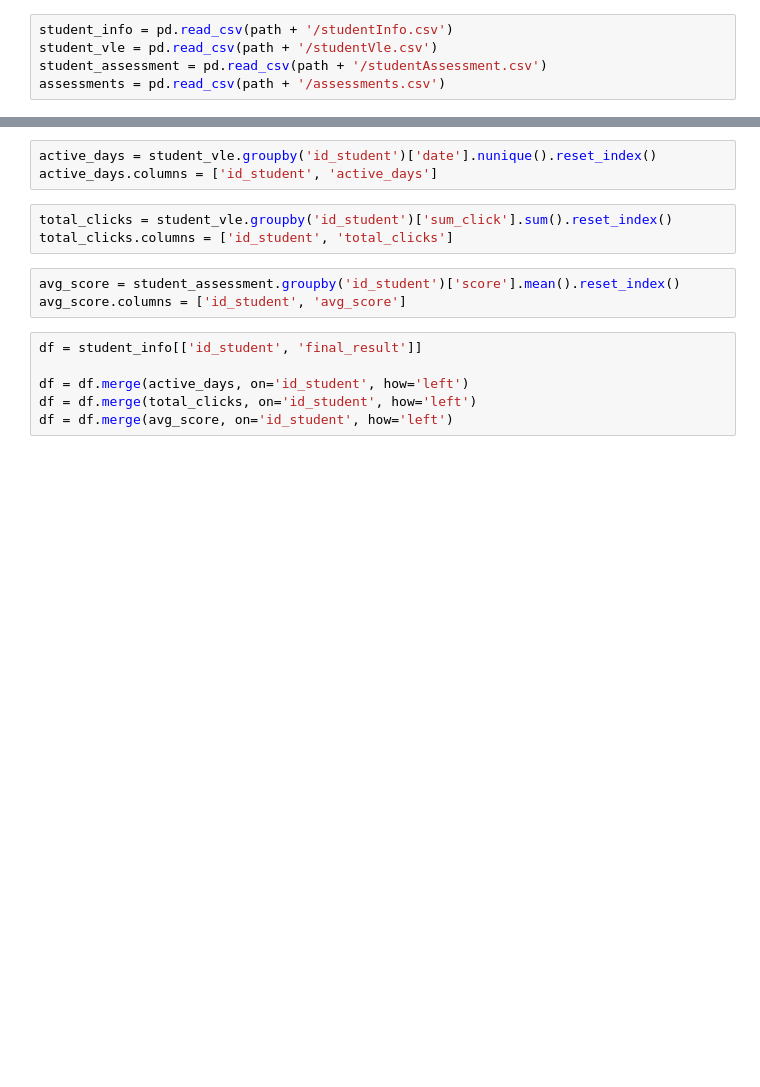
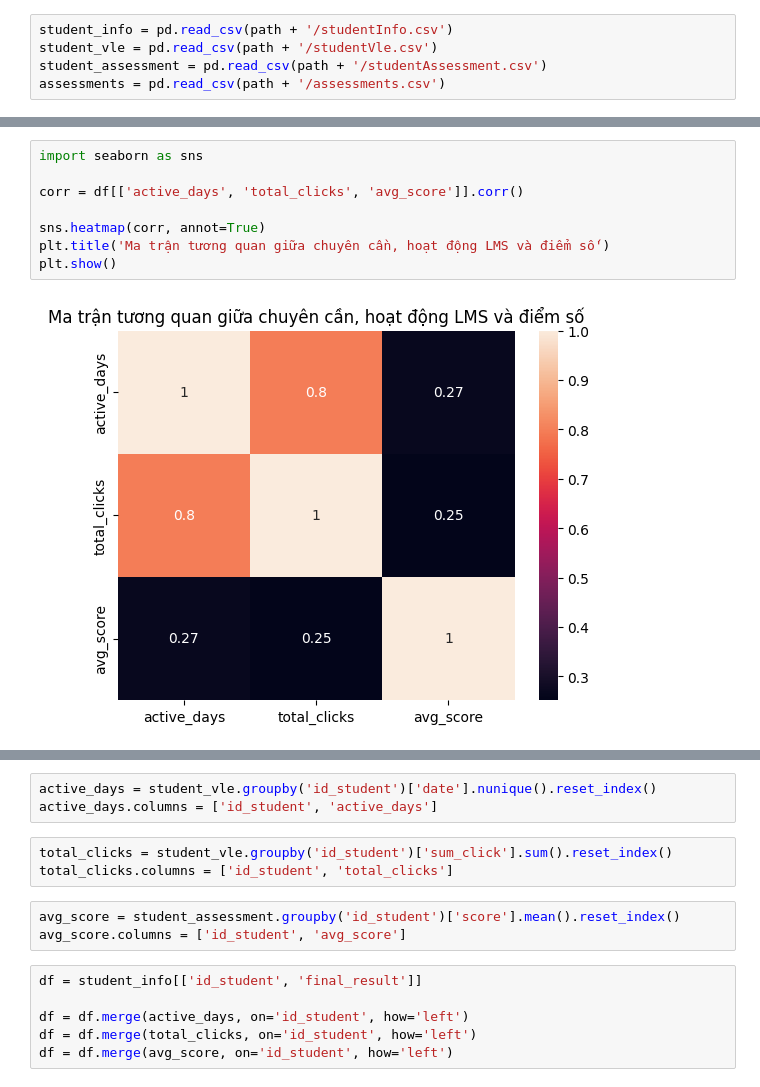
Before and after one commit to DuongBMTTNC/Cloud_DA, a Jupyter notebook: OULAD.ipynb, the cells around one changed output, grey strips where cells are left out. Saved outputs shown, nothing was run; the diff lists cells and outputs as text; blank space fills up the shorter version.

```diff
--- a/OULAD.ipynb
+++ b/OULAD.ipynb
@@ -25,0 +113,10 @@ assessments = pd.read_csv(path + '/assessments.csv')
+# %%
+import seaborn as sns
+
+corr = df[['active_days', 'total_clicks', 'avg_score']].corr()
+
+sns.heatmap(corr, annot=True)
+plt.title('Ma trận tương quan giữa chuyên cần, hoạt động LMS và điểm số')
+plt.show()
+# %% [output]
+[figure, added]
```
Also changed, not shown: parts of 22 cells of this notebook.
